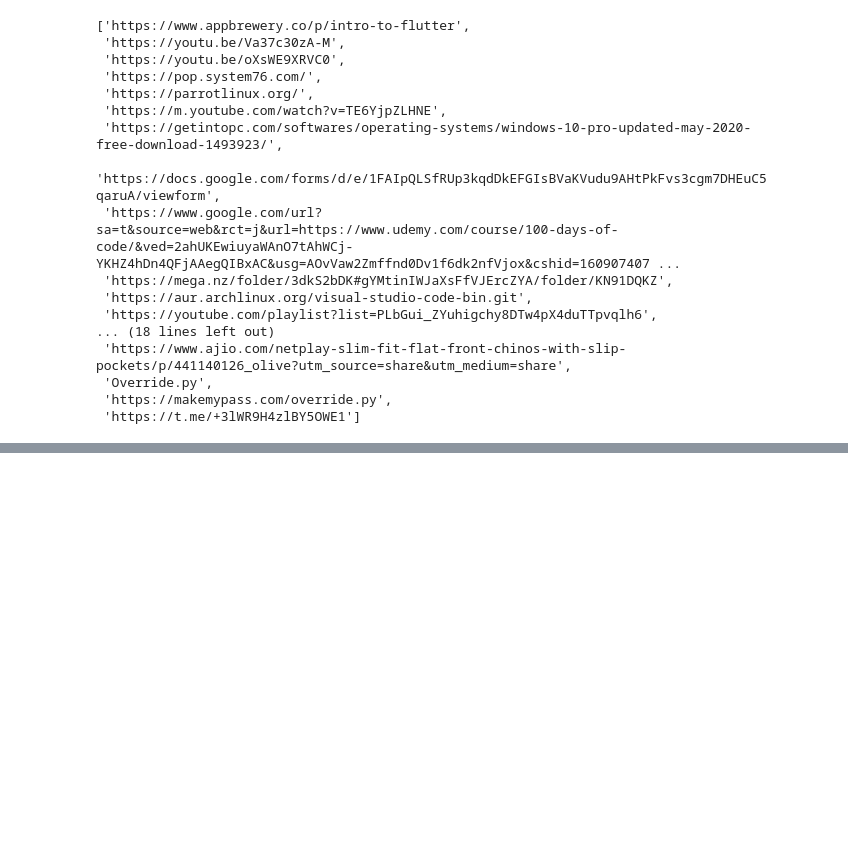
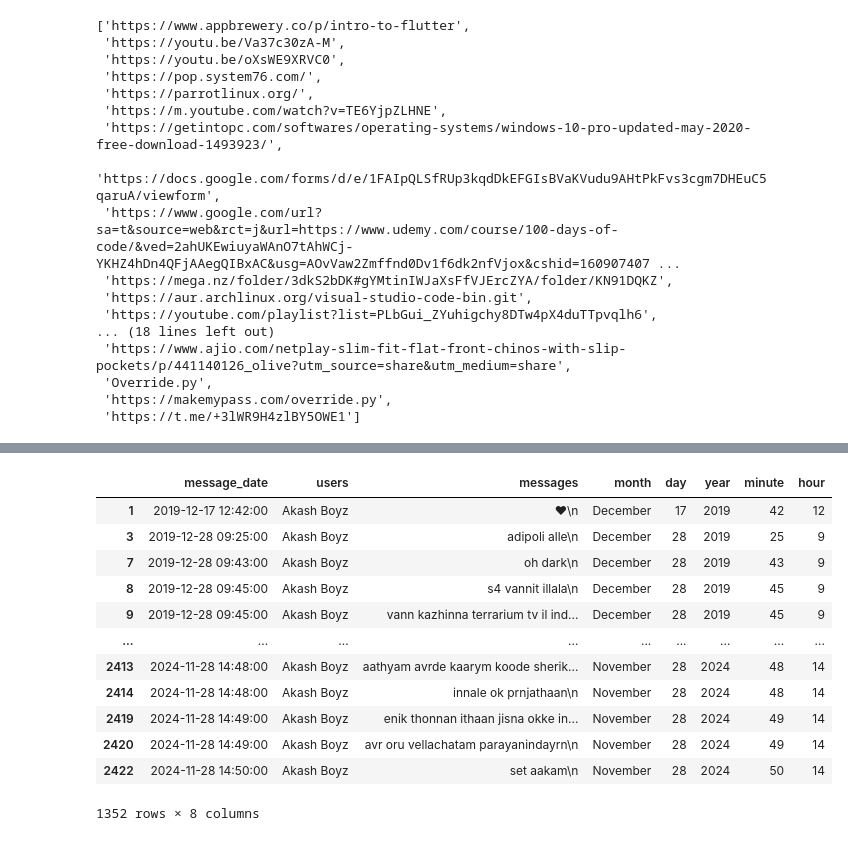
Before and after one commit to antonysamuel/whatsapp-analytics, a Jupyter notebook: notebook.ipynb, the cells around one changed output, grey strips where cells are left out. Cells and saved outputs as stored; diff of their text form; code cells hidden in the pictures; blank space fills up the shorter version.

```diff
--- a/notebook.ipynb
+++ b/notebook.ipynb
@@ -172,0 +218,16 @@ urls
+# %%
+df[df.users == 'Akash Boyz']
+# %% [output]
+|  | message_date | users | messages | month | day | year | minute | hour |
+| 1 | 2019-12-17 12:42:00 | Akash Boyz | ❤\n | December | 17 | 2019 | 42 | 12 |
+| 3 | 2019-12-28 09:25:00 | Akash Boyz | adipoli alle\n | December | 28 | 2019 | 25 | 9 |
+| 7 | 2019-12-28 09:43:00 | Akash Boyz | oh dark\n | December | 28 | 2019 | 43 | 9 |
+| 8 | 2019-12-28 09:45:00 | Akash Boyz | s4 vannit illala\n | December | 28 | 2019 | 45 | 9 |
+| 9 | 2019-12-28 09:45:00 | Akash Boyz | vann kazhinna terrarium tv il ind... | December | 28 | 2019 | 45 | 9 |
+| ... | ... | ... | ... | ... | ... | ... | ... | ... |
+| 2413 | 2024-11-28 14:48:00 | Akash Boyz | aathyam avrde kaarym koode sherik... | November | 28 | 2024 | 48 | 14 |
+| 2414 | 2024-11-28 14:48:00 | Akash Boyz | innale ok prnjathaan\n | November | 28 | 2024 | 48 | 14 |
+| 2419 | 2024-11-28 14:49:00 | Akash Boyz | enik thonnan ithaan jisna okke in... | November | 28 | 2024 | 49 | 14 |
+| 2420 | 2024-11-28 14:49:00 | Akash Boyz | avr oru vellachatam parayanindayrn\n | November | 28 | 2024 | 49 | 14 |
+| 2422 | 2024-11-28 14:50:00 | Akash Boyz | set aakam\n | November | 28 | 2024 | 50 | 14 |
+1352 rows × 8 columns
```
Also changed, not shown: parts of 7 cells of this notebook, 2 other files.
